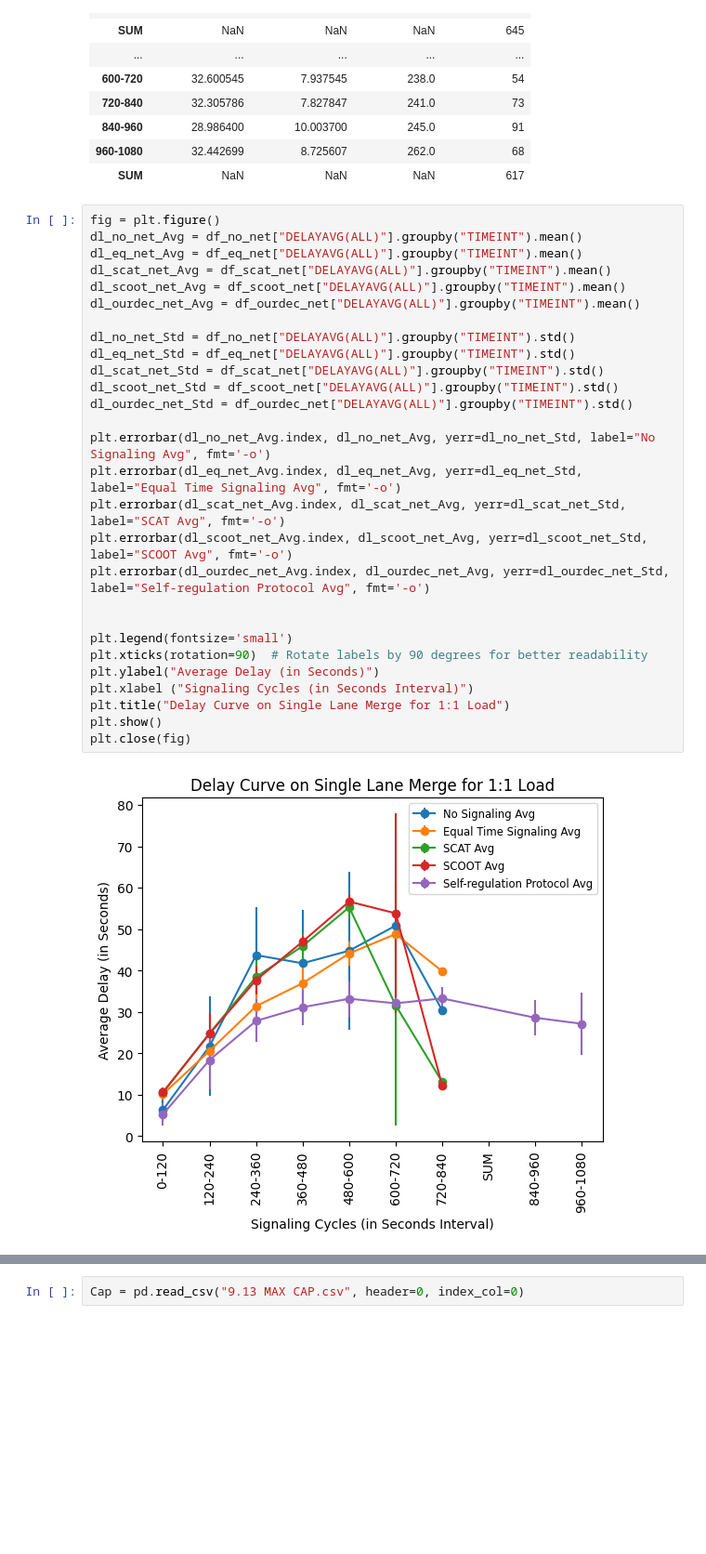
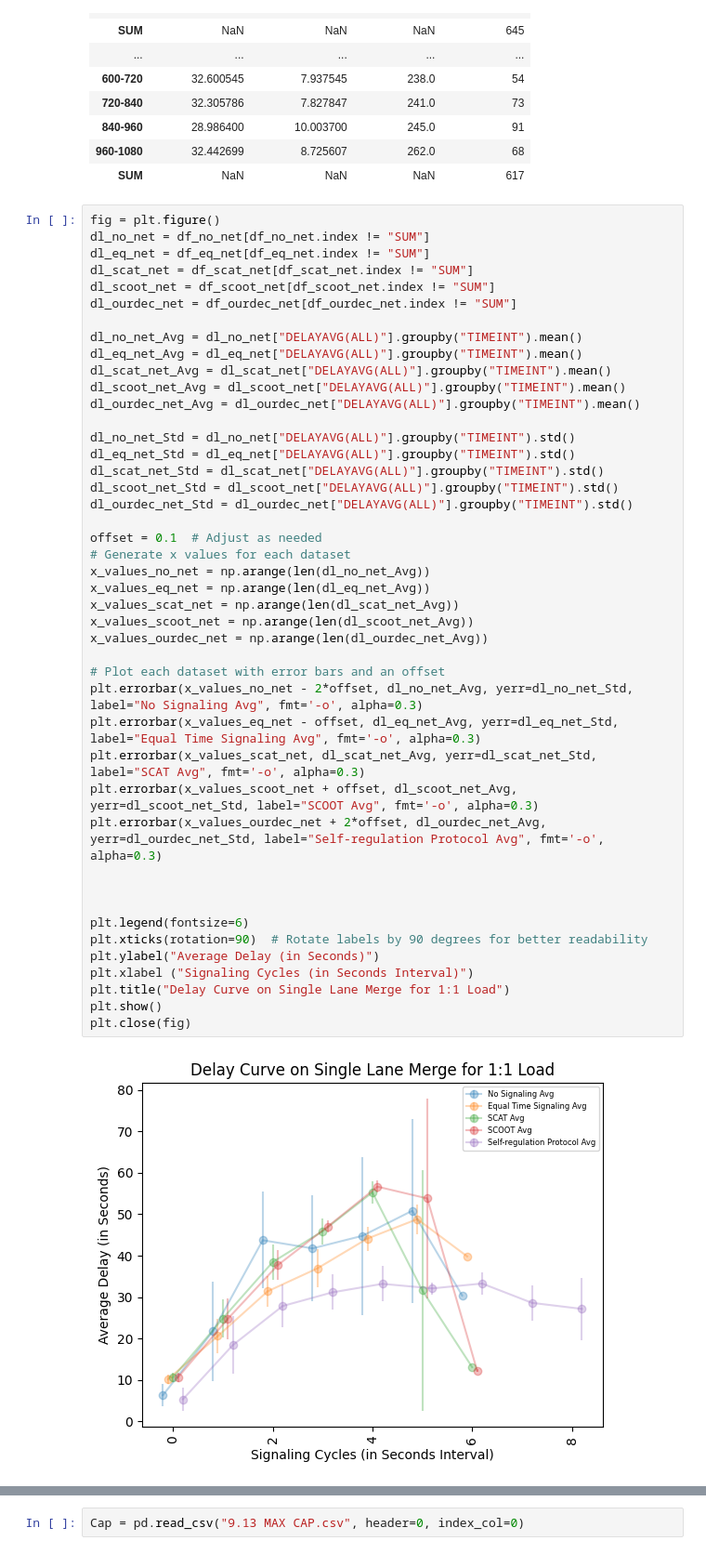
Before and after one commit to ankitbha/scalable-traffic-simulator, a Jupyter notebook: Vissim/Results/9.13 Result/Benchmark_analysis.ipynb, the cells around one changed output, grey strips where cells are left out. Shown: that part at 93% size. Saved outputs shown, nothing was run; the diff lists cells and outputs as text; blank space fills up the shorter version.

```diff
--- a/Vissim/Results/9.13 Result/Benchmark_analysis.ipynb
+++ b/Vissim/Results/9.13 Result/Benchmark_analysis.ipynb
@@ -119,33 +119,49 @@ df_ourdec_net
 | SUM | NaN | NaN | NaN | 617 |
 # %%
 fig = plt.figure()
-dl_no_net_Avg = df_no_net["DELAYAVG(ALL)"].groupby("TIMEINT").mean()
-dl_eq_net_Avg = df_eq_net["DELAYAVG(ALL)"].groupby("TIMEINT").mean()
-dl_scat_net_Avg = df_scat_net["DELAYAVG(ALL)"].groupby("TIMEINT").mean()
-dl_scoot_net_Avg = df_scoot_net["DELAYAVG(ALL)"].groupby("TIMEINT").mean()
-dl_ourdec_net_Avg = df_ourdec_net["DELAYAVG(ALL)"].groupby("TIMEINT").mean()
+dl_no_net = df_no_net[df_no_net.index != "SUM"]
+dl_eq_net = df_eq_net[df_eq_net.index != "SUM"]
+dl_scat_net = df_scat_net[df_scat_net.index != "SUM"]
+dl_scoot_net = df_scoot_net[df_scoot_net.index != "SUM"]
+dl_ourdec_net = df_ourdec_net[df_ourdec_net.index != "SUM"]
 
-dl_no_net_Std = df_no_net["DELAYAVG(ALL)"].groupby("TIMEINT").std()
-dl_eq_net_Std = df_eq_net["DELAYAVG(ALL)"].groupby("TIMEINT").std()
-dl_scat_net_Std = df_scat_net["DELAYAVG(ALL)"].groupby("TIMEINT").std()
-dl_scoot_net_Std = df_scoot_net["DELAYAVG(ALL)"].groupby("TIMEINT").std()
-dl_ourdec_net_Std = df_ourdec_net["DELAYAVG(ALL)"].groupby("TIMEINT").std()
+dl_no_net_Avg = dl_no_net["DELAYAVG(ALL)"].groupby("TIMEINT").mean()
+dl_eq_net_Avg = dl_eq_net["DELAYAVG(ALL)"].groupby("TIMEINT").mean()
+dl_scat_net_Avg = dl_scat_net["DELAYAVG(ALL)"].groupby("TIMEINT").mean()
+dl_scoot_net_Avg = dl_scoot_net["DELAYAVG(ALL)"].groupby("TIMEINT").mean()
+dl_ourdec_net_Avg = dl_ourdec_net["DELAYAVG(ALL)"].groupby("TIMEINT").mean()
 
-plt.errorbar(dl_no_net_Avg.index, dl_no_net_Avg, yerr=dl_no_net_Std, label="No Signaling Avg", fmt='-o')
-plt.errorbar(dl_eq_net_Avg.index, dl_eq_net_Avg, yerr=dl_eq_net_Std, label="Equal Time Signaling Avg", fmt='-o')
-plt.errorbar(dl_scat_net_Avg.index, dl_scat_net_Avg, yerr=dl_scat_net_Std, label="SCAT Avg", fmt='-o')
-plt.errorbar(dl_scoot_net_Avg.index, dl_scoot_net_Avg, yerr=dl_scoot_net_Std, label="SCOOT Avg", fmt='-o')
-plt.errorbar(dl_ourdec_net_Avg.index, dl_ourdec_net_Avg, yerr=dl_ourdec_net_Std, label="Self-regulation Protocol Avg", fmt='-o')
+dl_no_net_Std = dl_no_net["DELAYAVG(ALL)"].groupby("TIMEINT").std()
+dl_eq_net_Std = dl_eq_net["DELAYAVG(ALL)"].groupby("TIMEINT").std()
+dl_scat_net_Std = dl_scat_net["DELAYAVG(ALL)"].groupby("TIMEINT").std()
+dl_scoot_net_Std = dl_scoot_net["DELAYAVG(ALL)"].groupby("TIMEINT").std()
+dl_ourdec_net_Std = dl_ourdec_net["DELAYAVG(ALL)"].groupby("TIMEINT").std()
+
+offset = 0.1  # Adjust as needed
+# Generate x values for each dataset
+x_values_no_net = np.arange(len(dl_no_net_Avg))
+x_values_eq_net = np.arange(len(dl_eq_net_Avg))
+x_values_scat_net = np.arange(len(dl_scat_net_Avg))
+x_values_scoot_net = np.arange(len(dl_scoot_net_Avg))
+x_values_ourdec_net = np.arange(len(dl_ourdec_net_Avg))
+
+# Plot each dataset with error bars and an offset
+plt.errorbar(x_values_no_net - 2*offset, dl_no_net_Avg, yerr=dl_no_net_Std, label="No Signaling Avg", fmt='-o', alpha=0.3)
+plt.errorbar(x_values_eq_net - offset, dl_eq_net_Avg, yerr=dl_eq_net_Std, label="Equal Time Signaling Avg", fmt='-o', alpha=0.3)
+plt.errorbar(x_values_scat_net, dl_scat_net_Avg, yerr=dl_scat_net_Std, label="SCAT Avg", fmt='-o', alpha=0.3)
+plt.errorbar(x_values_scoot_net + offset, dl_scoot_net_Avg, yerr=dl_scoot_net_Std, label="SCOOT Avg", fmt='-o', alpha=0.3)
+plt.errorbar(x_values_ourdec_net + 2*offset, dl_ourdec_net_Avg, yerr=dl_ourdec_net_Std, label="Self-regulation Protocol Avg", fmt='-o', alpha=0.3)
 
 
-plt.legend(fontsize='small')
+
+plt.legend(fontsize=6)
 plt.xticks(rotation=90)  # Rotate labels by 90 degrees for better readability
 plt.ylabel("Average Delay (in Seconds)")
 plt.xlabel ("Signaling Cycles (in Seconds Interval)")
 plt.title("Delay Curve on Single Lane Merge for 1:1 Load")
 plt.show()
 plt.close(fig)
 # %% [output]
-[figure, old version]
+[figure, new version]
 # %%
 fig = plt.figure()
```
Also changed, not shown: parts of 2 cells of this notebook.
